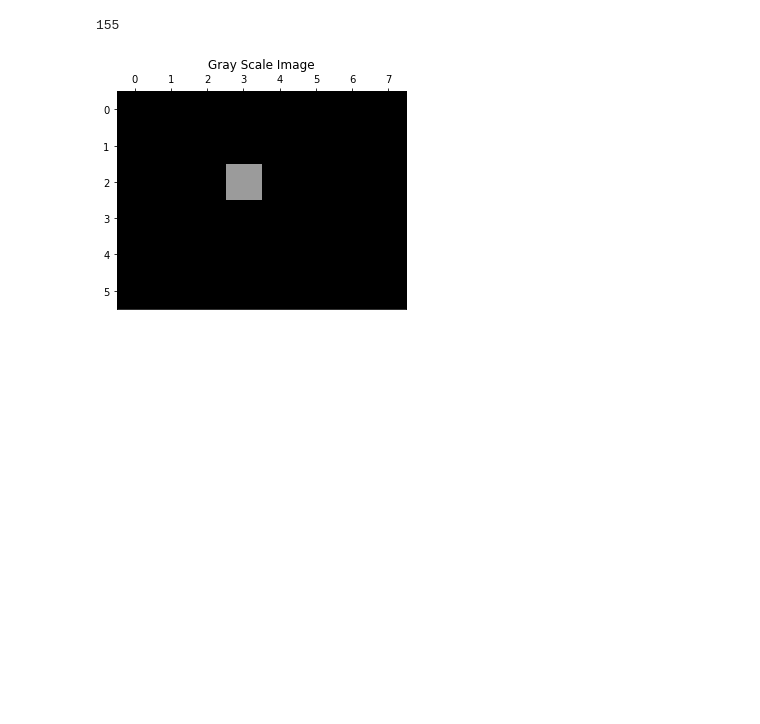
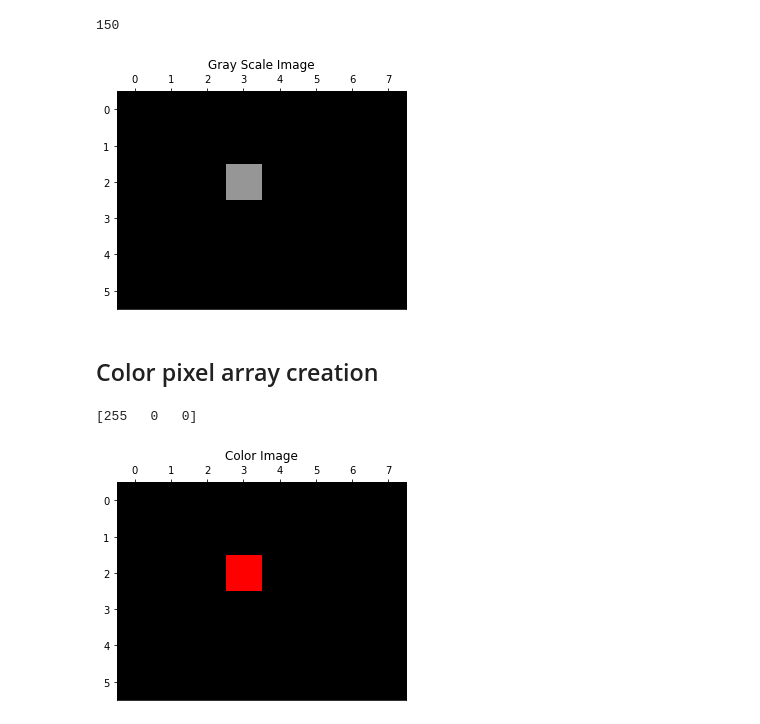
Before and after one commit to AvishkaSandeepa/Fundamentals-of-Image-Processing-and-Machine-Vision, a Jupyter notebook: ImPro-Basics/ImProBasics.ipynb, the cells around one changed output. Cells and saved outputs as stored; diff of their text form; code cells hidden in the pictures; blank space fills up the shorter version.

Commit message:
Add codes for displaying images. both using matplotlib and openCV's HighGUI

```diff
--- a/ImPro-Basics/ImProBasics.ipynb
+++ b/ImPro-Basics/ImProBasics.ipynb
@@ -5,16 +8,38 @@ import matplotlib.pyplot as plt
 import numpy as np
 
 im = np.zeros((6,8), dtype = np.uint8)
-im[2,3] = 155
+im[2,3] = 150
 
 print(im[2,3])
 
 fig, axes = plt.subplots()
-axes.imshow(im, cmap = "gray", vmin = 0, vmax = 255)
+axes.imshow(im, cmap = "gray", vmin = 0, vmax = 255) #make sure to set pixel limits
 axes.set_title("Gray Scale Image")
 axes.xaxis.tick_top()
 
 plt.show()
 # %% [output]
-155
+150
 [figure]
+# %% [markdown]
+## Color pixel array creation
+# %%
+%matplotlib inline
+import cv2 as cv
+import matplotlib.pyplot as plt
+import numpy as np
+
+im = np.zeros((6,8,3), dtype = np.uint8)
+im[2,3] = [255,0,0]  # first value for RED, second value for GREEN, third value for BLUE
+
+print(im[2,3])
+
+fig, axes = plt.subplots()
+axes.imshow(im, cmap = "gray", vmin = 0, vmax = 255) #make sure to set pixel limits
+axes.set_title("Color Image")
+axes.xaxis.tick_top()
+
+plt.show()
+# %% [output]
+[255   0   0]
+[figure, added]
```
Also changed, not shown: parts of 5 cells of this notebook, 1 other file.
